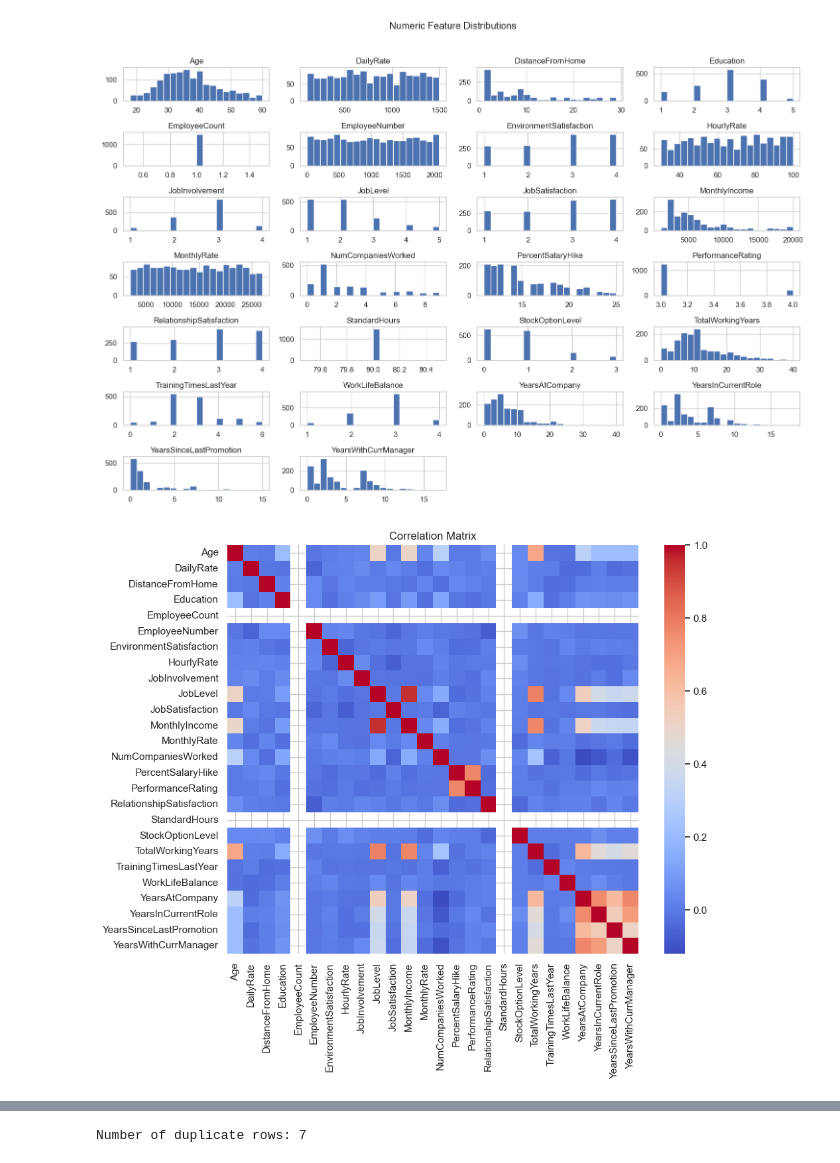
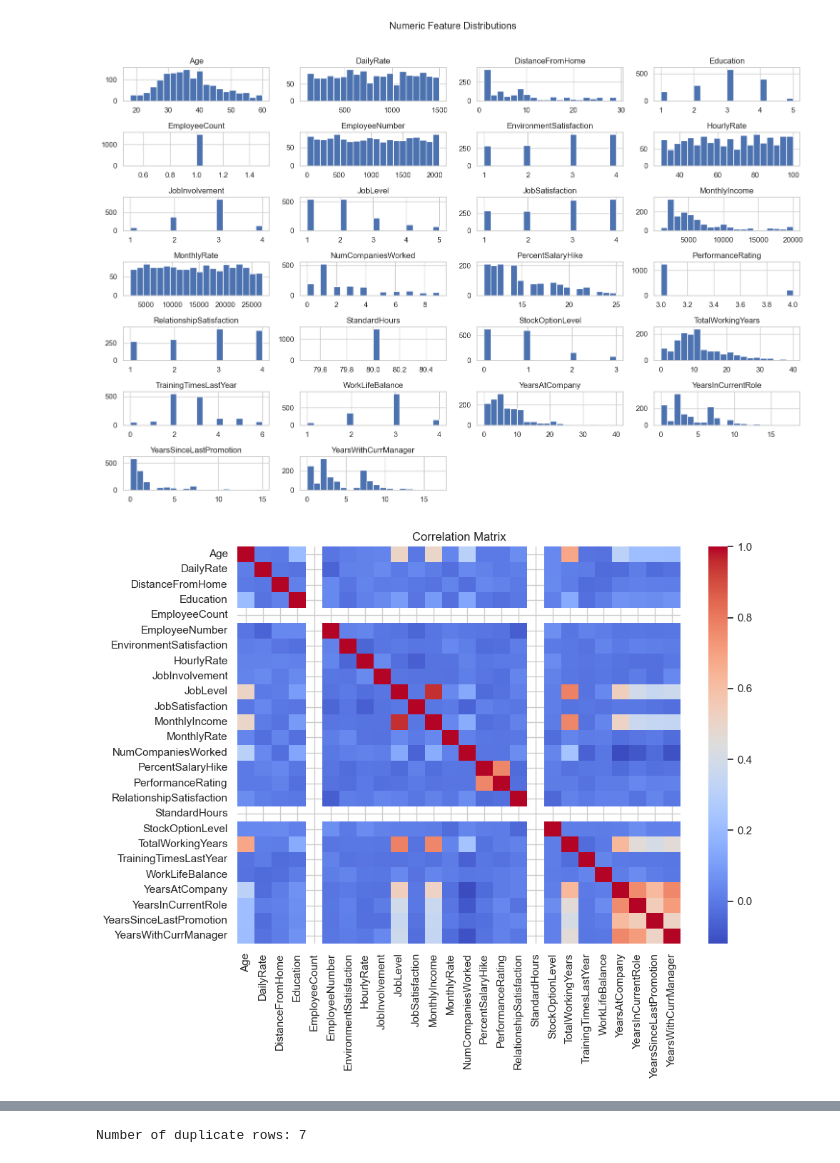
Before and after one commit to QuangTungMasterD/btl-big-data, a Jupyter notebook: notebooks/01_eda.ipynb, the cells around one changed output, grey strips where cells are left out. Drawn from its saved outputs; the diff is of its cells as text; code cells hidden in the pictures.

Commit message:
add file plots - repair plt notebooks

```diff
--- a/notebooks/01_eda.ipynb
+++ b/notebooks/01_eda.ipynb
@@ -92,12 +83,9 @@ plt.close()
 # %% [output]
 [figure]
 # %%
-plt.figure(figsize=(10,8))
-sns.heatmap(df.corr(numeric_only=True), cmap="coolwarm")
-plt.title("Correlation Matrix")
-plt.show()
+plot_correlation_matrix(df, save_path=FIG_DIR / "eda_corr_matrix.png")
 # %% [output]
-[figure, old version]
+[figure, new version]
 # %%
 num_cols = df.select_dtypes(include=["int64", "float64"]).columns
 
```
Also changed, not shown: parts of 4 cells of this notebook, 7 other files.
